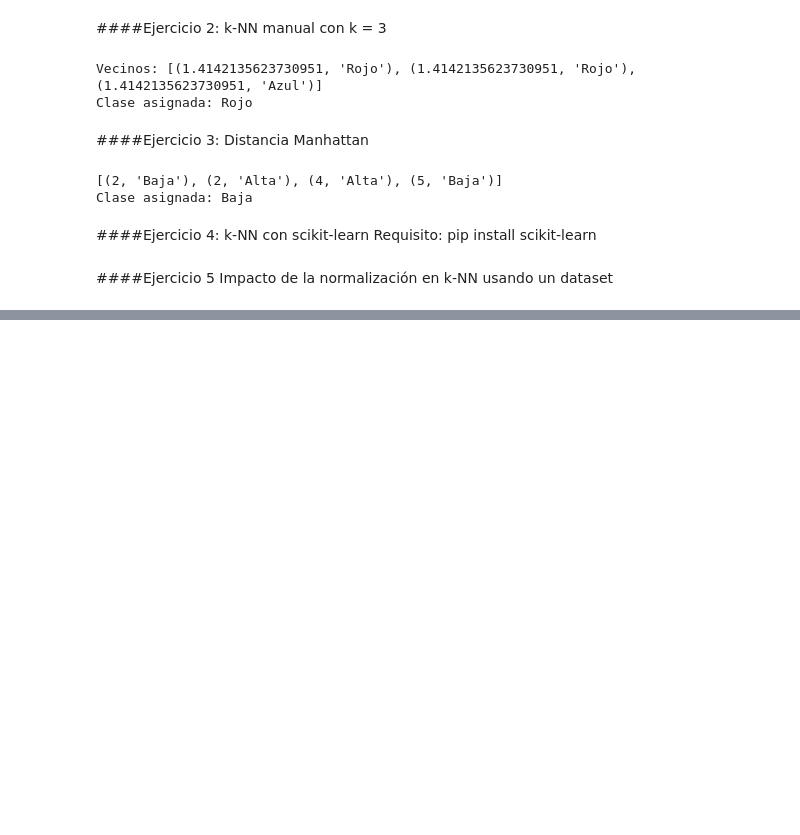
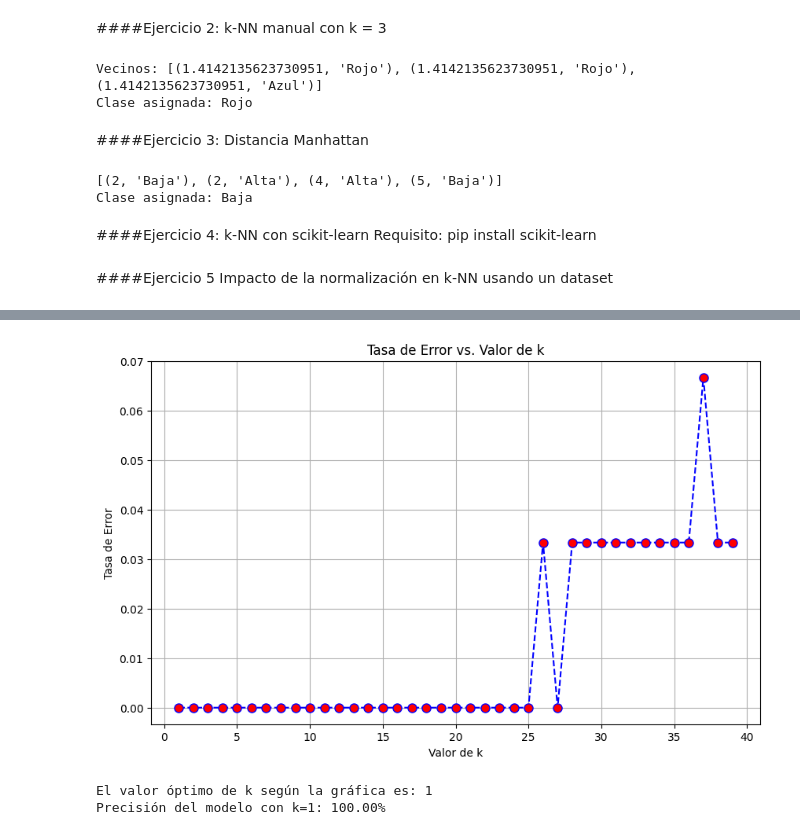
Before and after one commit to RamosTor/MineriaDeDatos, a Jupyter notebook: Conceptos.ipynb, the cells around one changed output, grey strips where cells are left out. Cells and saved outputs as stored; diff of their text form; code cells hidden in the pictures; blank space fills up the shorter version.

```diff
--- a/Conceptos.ipynb
+++ b/Conceptos.ipynb
@@ -2344,0 +2400,9 @@ SyntaxError: invalid syntax (3550817227.py, line 1)
+# %%
+# Re-define y to match X_norm from Ejercicio 5 (6 samples)
+y_correct = np.array(['Alto', 'Alto', 'Bajo', 'Bajo', 'Alto', 'Bajo'])
+
+
+for k in [1, 3, 5]:
+    modelo = KNeighborsClassifier(n_neighbors=k)
+    modelo.fit(X_norm, y_correct) # Use the correct y array
+    print(f"k={k} →", modelo.predict(nuevo_norm)[0]) # Use nuevo_norm for prediction
@@ -2344,0 +2418,59 @@ SyntaxError: invalid syntax (3550817227.py, line 1)
+# %%
+import numpy as np
+import matplotlib.pyplot as plt
+from sklearn.datasets import load_iris
+from sklearn.model_selection import train_test_split
+from sklearn.preprocessing import StandardScaler
+from sklearn.neighbors import KNeighborsClassifier
+from sklearn.metrics import accuracy_score
+
+# 1. Cargar el dataset de Iris
+iris = load_iris()
+X = iris.data
+y = iris.target
+
+# 2. Separación de datos (80% Entrenamiento, 20% Prueba)
+X_train, X_test, y_train, y_test = train_test_split(X, y, test_size=0.20, random_state=42)
+
+# 3. Normalización (Como aprendimos en el Ejercicio 5)
+scaler = StandardScaler()
+X_train_norm = scaler.fit_transform(X_train)
+X_test_norm = scaler.transform(X_test)
+
+# 4. Investigar el "Codo" iterando sobre diferentes valores de k
+tasas_de_error = []
+rango_k = range(1, 40)
+
+for k in rango_k:
+    modelo = KNeighborsClassifier(n_neighbors=k)
+    modelo.fit(X_train_norm, y_train)
+    prediccion = modelo.predict(X_test_norm)
+    # Calculamos el error medio: será 0 si la predicción es exacta, 1 si falla
+    error = np.mean(prediccion != y_test)
+    tasas_de_error.append(error)
+
+# 5. Visualizar el Método del Codo
+plt.figure(figsize=(10, 6))
+plt.plot(rango_k, tasas_de_error, color='blue', linestyle='dashed', marker='o',
+         markerfacecolor='red', markersize=8)
+plt.title('Tasa de Error vs. Valor de k')
+plt.xlabel('Valor de k')
+plt.ylabel('Tasa de Error')
+plt.grid(True)
+plt.show()
+
+# 6. Determinar el mejor k y evaluar la clasificación final
+# Buscamos el k más pequeño que tenga el menor error
+mejor_k = tasas_de_error.index(min(tasas_de_error)) + 1
+print(f"El valor óptimo de k según la gráfica es: {mejor_k}")
+
+# Entrenamos el modelo final con ese k
+modelo_final = KNeighborsClassifier(n_neighbors=mejor_k)
+modelo_final.fit(X_train_norm, y_train)
+precision_final = accuracy_score(y_test, modelo_final.predict(X_test_norm))
+
+print(f"Precisión del modelo con k={mejor_k}: {precision_final * 100:.2f}%")
+# %% [output]
+[figure, added]
+El valor óptimo de k según la gráfica es: 1
+Precisión del modelo con k=1: 100.00%
```
Also changed, not shown: parts of 8 cells of this notebook.
